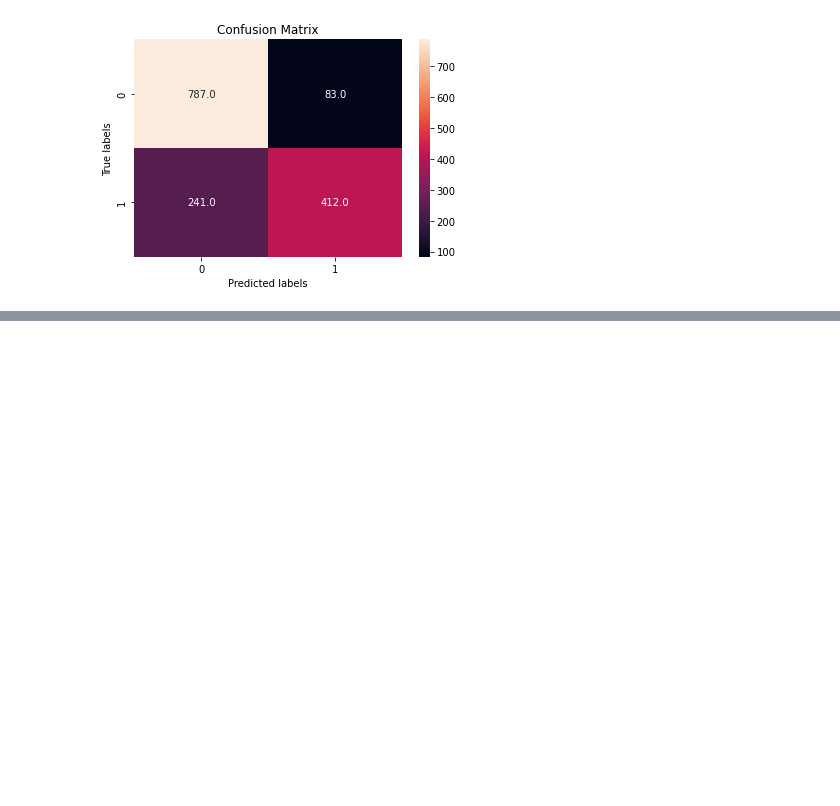
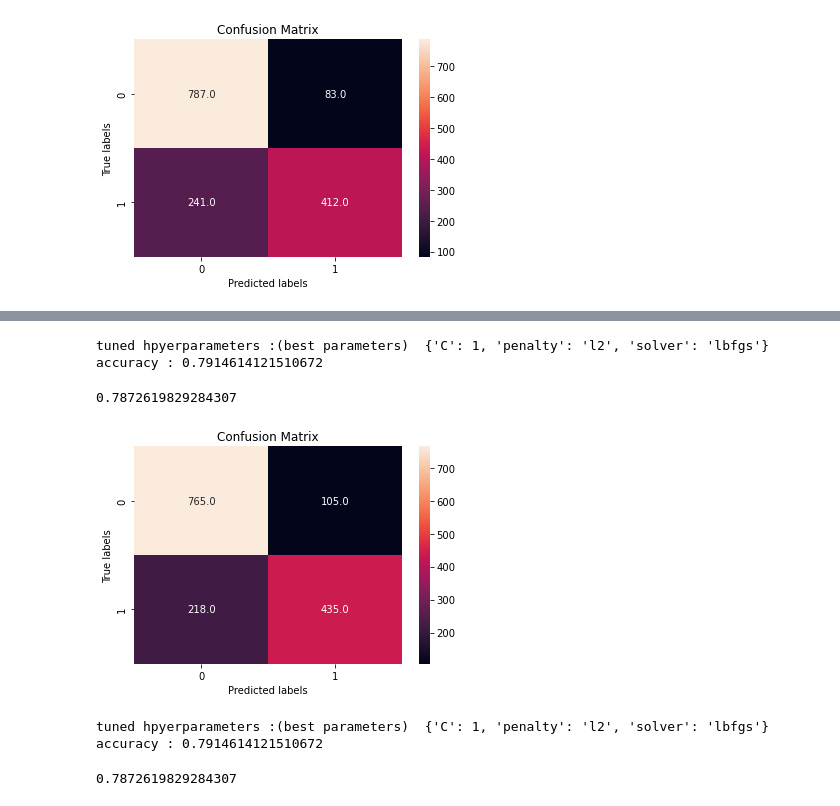
Before and after one commit to shasha920/NLP, a Jupyter notebook: twitterLogConfusion.ipynb, the cells around one changed output, grey strips where cells are left out. Cells and saved outputs as stored; diff of their text form; code cells hidden in the pictures; blank space fills up the shorter version.

```diff
--- a/twitterLogConfusion.ipynb
+++ b/twitterLogConfusion.ipynb
@@ -265,0 +302,15 @@ plot_confusion_matrix(Y_test,yhat)
+# %%
+print("tuned hpyerparameters :(best parameters) ",tree_cv.best_params_)
+print("accuracy :",tree_cv.best_score_)
+# %% [output]
+tuned hpyerparameters :(best parameters)  {'C': 1, 'penalty': 'l2', 'solver': 'lbfgs'}
+accuracy : 0.7914614121510672
+# %%
+tree_cv.score(X_test,Y_test)
+# %% [output]
+0.7872619829284307
+# %%
+yhat = svm_cv.predict(X_test)
+plot_confusion_matrix(Y_test,yhat)
+# %% [output]
+[figure, added]
@@ -265,0 +326,10 @@ plot_confusion_matrix(Y_test,yhat)
+# %%
+print("tuned hpyerparameters :(best parameters) ",knn_cv.best_params_)
+print("accuracy :",knn_cv.best_score_)
+# %% [output]
+tuned hpyerparameters :(best parameters)  {'C': 1, 'penalty': 'l2', 'solver': 'lbfgs'}
+accuracy : 0.7914614121510672
+# %%
+knn_cv.score(X_test,Y_test)
+# %% [output]
+0.7872619829284307
```
Also changed, not shown: parts of 10 cells of this notebook.
